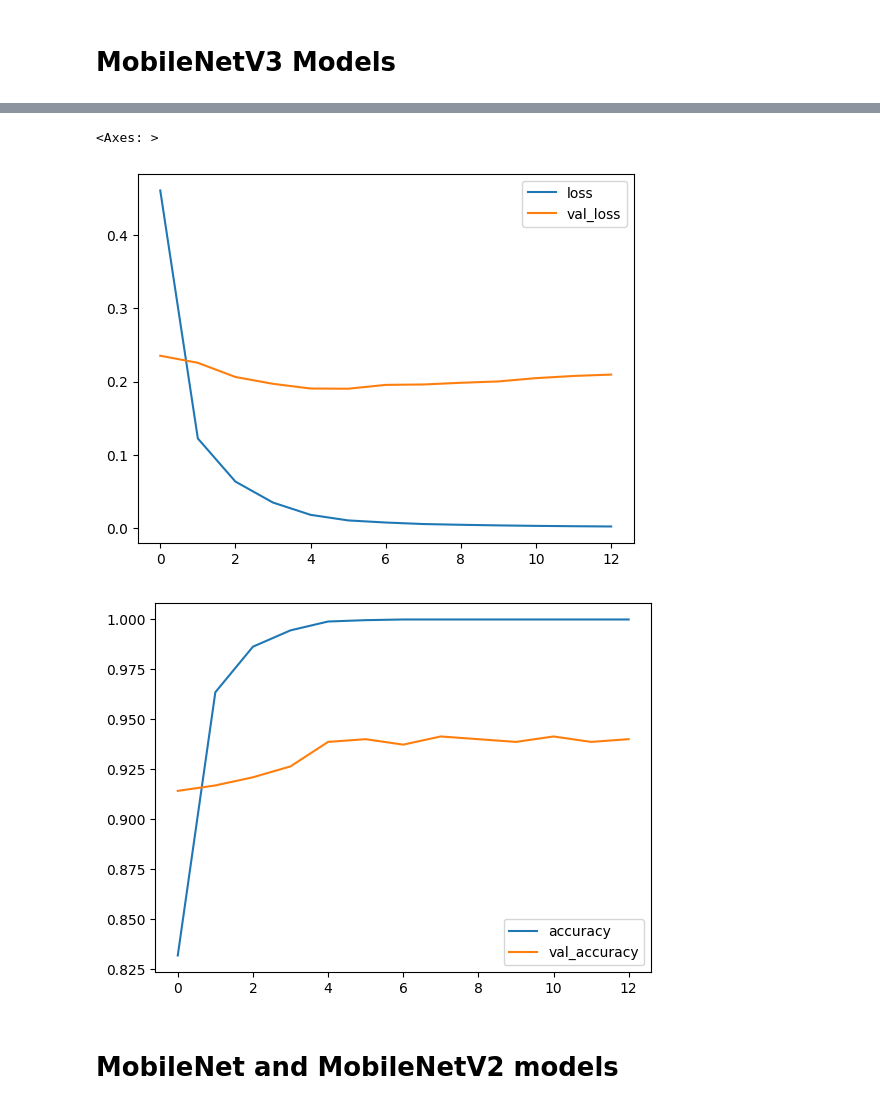
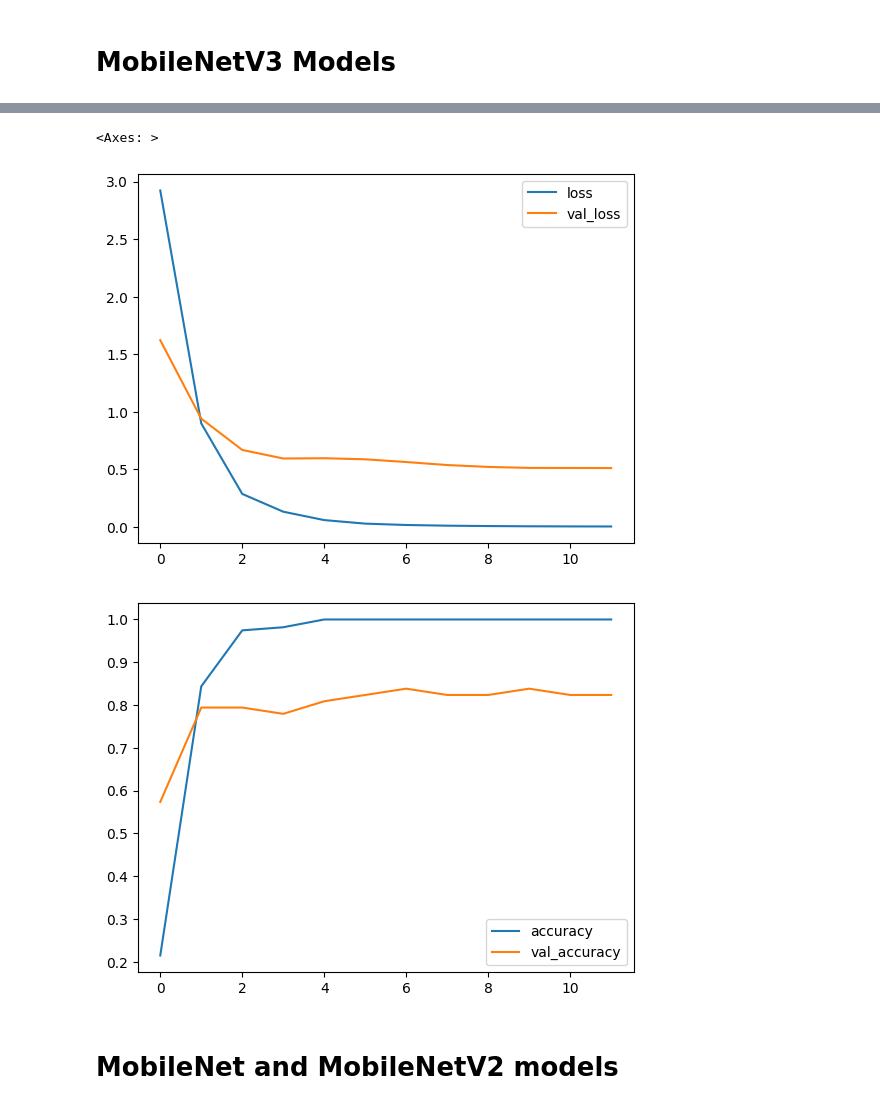
Before and after one commit to WilliamHuang999/cv-food-app, a Jupyter notebook: transferLearning.ipynb, the cells around one changed output, grey strips where cells are left out. Cells and saved outputs as stored; diff of their text form; code cells hidden in the pictures.

```diff
--- a/transferLearning.ipynb
+++ b/transferLearning.ipynb
@@ -24,10 +26,13 @@ print(tf.config.list_physical_devices('GPU'))
 # %% [markdown]
 # Import and prepare data
 # %%
-dataset_url = "https://storage.googleapis.com/download.tensorflow.org/example_images/flower_photos.tgz"
-data_dir = tf.keras.utils.get_file("flower_photos", origin=dataset_url, untar=True)
-data_dir = pathlib.Path(data_dir)
-print(data_dir)
+# dataset_url = "https://storage.googleapis.com/download.tensorflow.org/example_images/flower_photos.tgz"
+# data_dir = tf.keras.utils.get_file("flower_photos", origin=dataset_url, untar=True)
+# data_dir = pathlib.Path(data_dir)
+# print(data_dir)
 
 # trainPath = r"C:\Users\gener\OneDrive\Documents\fruits360\fruits-360\Train"
 # testPath = r"C:\Users\gener\OneDrive\Documents\fruits360\fruits-360\Test"
+
+data_dir = r"C:\Users\gener\OneDrive\Desktop\archive\Chinese Dishes (25-49)"
+data_dir = pathlib.Path(data_dir)
@@ -80,21 +86,21 @@ Using 734 files for validation.
 # MobileNetV3Large
 # Create model
 mobileNetv3Large_model = Sequential()
-mobileNetv3Large_base = MobileNetV3Large(include_top=False, input_shape=(width, height, 3), pooling='avg', classes=5,
-                      weights='imagenet')
+mobileNetv3Large_base = MobileNetV3Large(include_top=False, input_shape=(width, height, 3),
+                                         pooling='avg', classes=num_classes, weights='imagenet')
 
 mobileNetv3Large_base.trainable = False
 
 mobileNetv3Large_model.add(mobileNetv3Large_base)
 mobileNetv3Large_model.add(Flatten())
 mobileNetv3Large_model.add(Dense(512, activation='relu'))
-mobileNetv3Large_model.add(Dense(5, activation='softmax'))
+mobileNetv3Large_model.add(Dense(num_classes, activation='softmax'))
 
 # Check model parameters
 mobileNetv3Large_model.summary()
 
 # Train model
-mobileNetv3Large_model.compile(loss="categorical_crossentropy", optimizer="adam", metrics=["accuracy"])
+mobileNetv3Large_model.compile(loss="categorical_crossentropy", optimizer="adam", metrics=["accuracy","top_k_categorical_accuracy"])
 stop_early = EarlyStopping(monitor="val_accuracy", patience=5, min_delta=0.001, restore_best_weights=True)
 mobileNetv3Large_history = mobileNetv3Large_model.fit(train, validation_data=validation, epochs=20,
                                                       callbacks=[stop_early])
@@ -152,6 +158,6 @@ Epoch 13/20
 <Axes: >
-[figure, old version]
+[figure, new version]
-[figure, old version]
+[figure, new version]
 # %% [markdown]
 # MobileNet and MobileNetV2 models
 # %%
```
Also changed, not shown: parts of 7 cells of this notebook, 14 other files.
